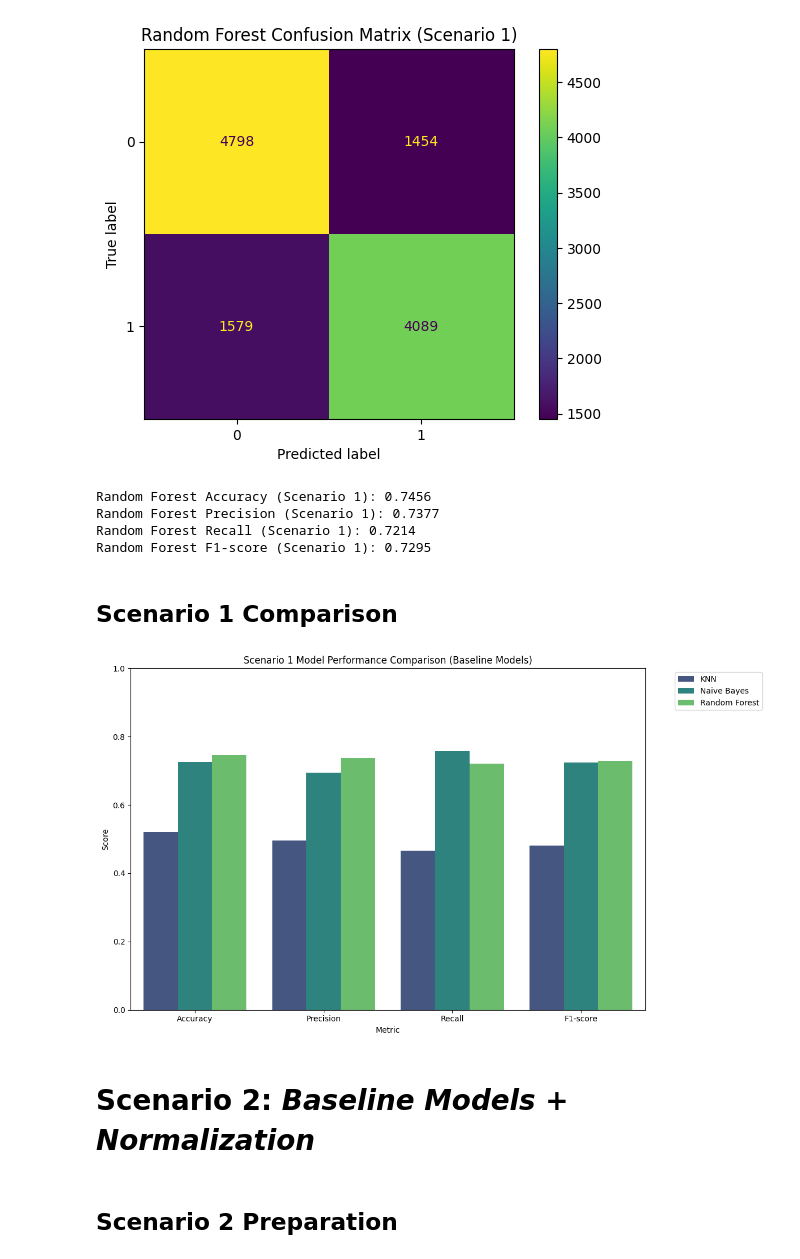
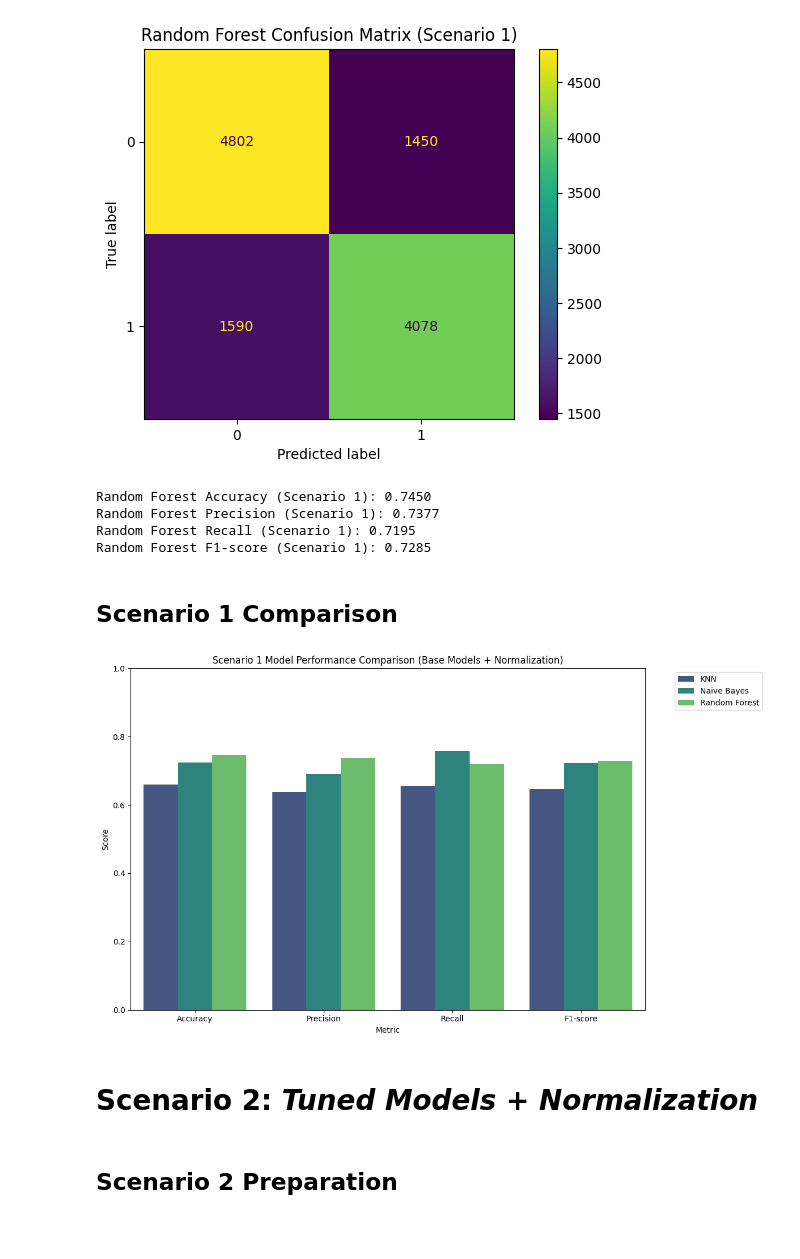
Before and after one commit to hisyamssyr/FP-Machine-Learning, a Jupyter notebook: employee_atrition_prediction.ipynb, the cells around one changed output. Cells and saved outputs as stored; diff of their text form; code cells hidden in the pictures; blank space fills up the shorter version.

```diff
--- a/employee_atrition_prediction.ipynb
+++ b/employee_atrition_prediction.ipynb
@@ -541,4 +589,4 @@ preprocessor_s1 = ColumnTransformer(
 # %%
-X_train_s1, X_val_s1 = X_train, X_val
+X_train_s1, X_val_s1 = X_train_scaled, X_val_scaled
 y_train_s1, y_val_s1 = y_train, y_val
 # %% [markdown]
@@ -546,8 +594,5 @@ y_train_s1, y_val_s1 = y_train, y_val
 # %%
-knn_s1 = Pipeline([
-    ('prep', preprocessor_s1),
-    ('knn', KNeighborsClassifier(n_neighbors=5))
-])
+knn_s1 = KNeighborsClassifier(n_neighbors=5)
 # %%
 knn_s1.fit(X_train_s1, y_train_s1)
 y_pred_knn_s1 = knn_s1.predict(X_val_s1)
@@ -583,3 +623,5 @@ nb_s1 = Pipeline([
+# %%
+nb_s1 = GaussianNB()
 # %%
 nb_s1.fit(X_train_s1, y_train_s1)
 y_pred_nb_s1 = nb_s1.predict(X_val_s1)
@@ -610,8 +652,8 @@ Naive Bayes F1-score (Scenario 1): 0.7246
 # %%
-rf_s1 = Pipeline([
-    ('prep', clone(preprocessor_s1)),
-    ('rf', RandomForestClassifier(random_state=42, n_jobs=-1))
-])
+rf_s1 = RandomForestClassifier(
+    random_state=42,
+    n_jobs=-1
+)
 # %%
 rf_s1.fit(X_train_s1, y_train_s1)
 y_pred_rf_s1 = rf_s1.predict(X_val_s1)
@@ -633,10 +675,10 @@ print(f"Random Forest Precision (Scenario 1): {precision_rf_s1:.4f}")
 print(f"Random Forest Recall (Scenario 1): {recall_rf_s1:.4f}")
 print(f"Random Forest F1-score (Scenario 1): {f1_rf_s1:.4f}")
 # %% [output]
-Random Forest Accuracy (Scenario 1): 0.7456
+Random Forest Accuracy (Scenario 1): 0.7450
 Random Forest Precision (Scenario 1): 0.7377
-Random Forest Recall (Scenario 1): 0.7214
-Random Forest F1-score (Scenario 1): 0.7295
+Random Forest Recall (Scenario 1): 0.7195
+Random Forest F1-score (Scenario 1): 0.7285
 # %% [markdown]
 ## Scenario 1 Comparison
 # %%
@@ -653,29 +695,29 @@ metrics_s1_df = pd.DataFrame(
 # %%
 metrics_s1_df_melted = metrics_s1_df.melt(
     id_vars=['Model'],
     var_name='Metric',
     value_name='Score'
 )
 
 plt.figure(figsize=(12, 7))
 sns.barplot(
     x='Metric',
     y='Score',
     hue='Model',
     data=metrics_s1_df_melted,
     palette='viridis'
 )
-plt.title('Scenario 1 Model Performance Comparison (Baseline Models)')
+plt.title('Scenario 1 Model Performance Comparison (Base Models + Normalization)')
 plt.ylabel('Score')
 plt.xlabel('Metric')
 plt.ylim(0, 1)
 plt.legend(bbox_to_anchor=(1.05, 1), loc='upper left')
 plt.tight_layout()
 plt.show()
 # %% [output]
-[figure, old version]
+[figure, new version]
 # %% [markdown]
-# Scenario 2: *Baseline Models + Normalization*
+# Scenario 2: *Tuned Models + Normalization*
 # %% [markdown]
 ## Scenario 2 Preparation
 # %%
```
Also changed, not shown: parts of 124 cells of this notebook.
